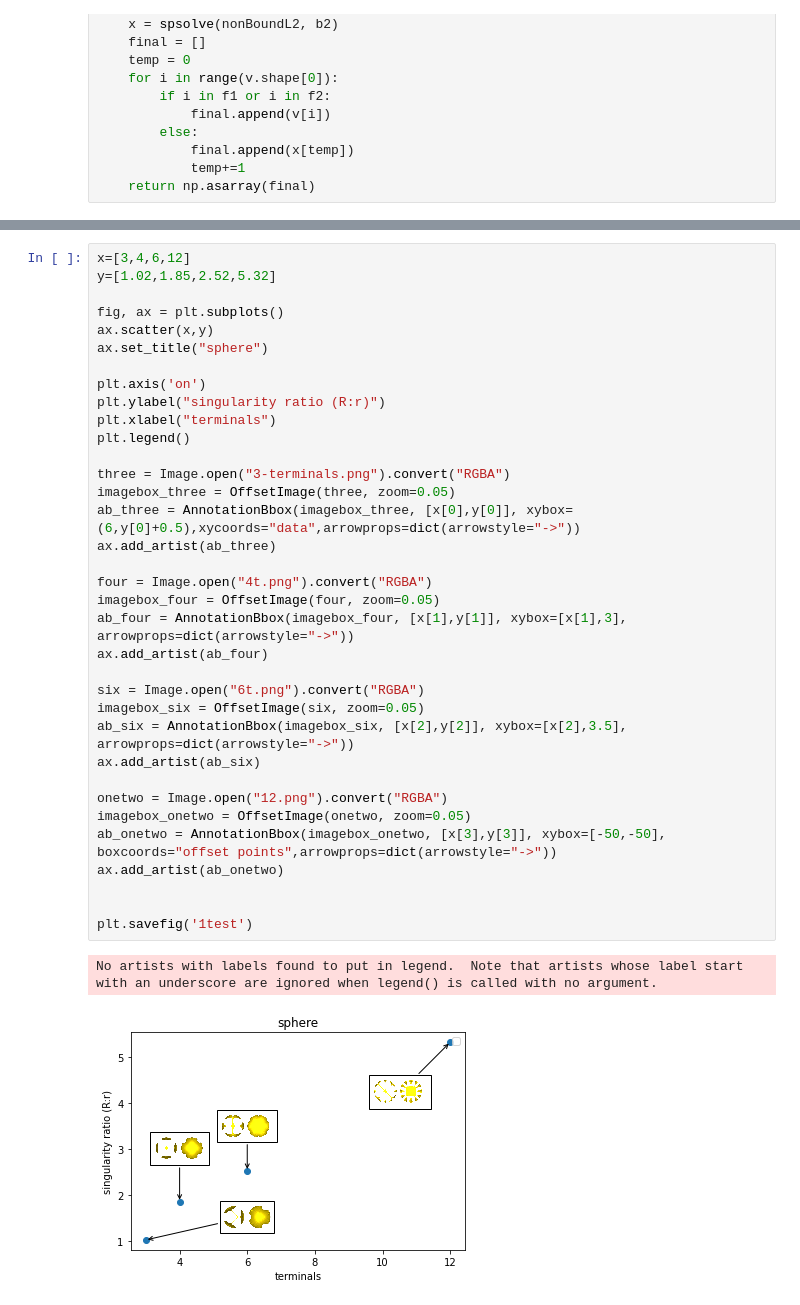
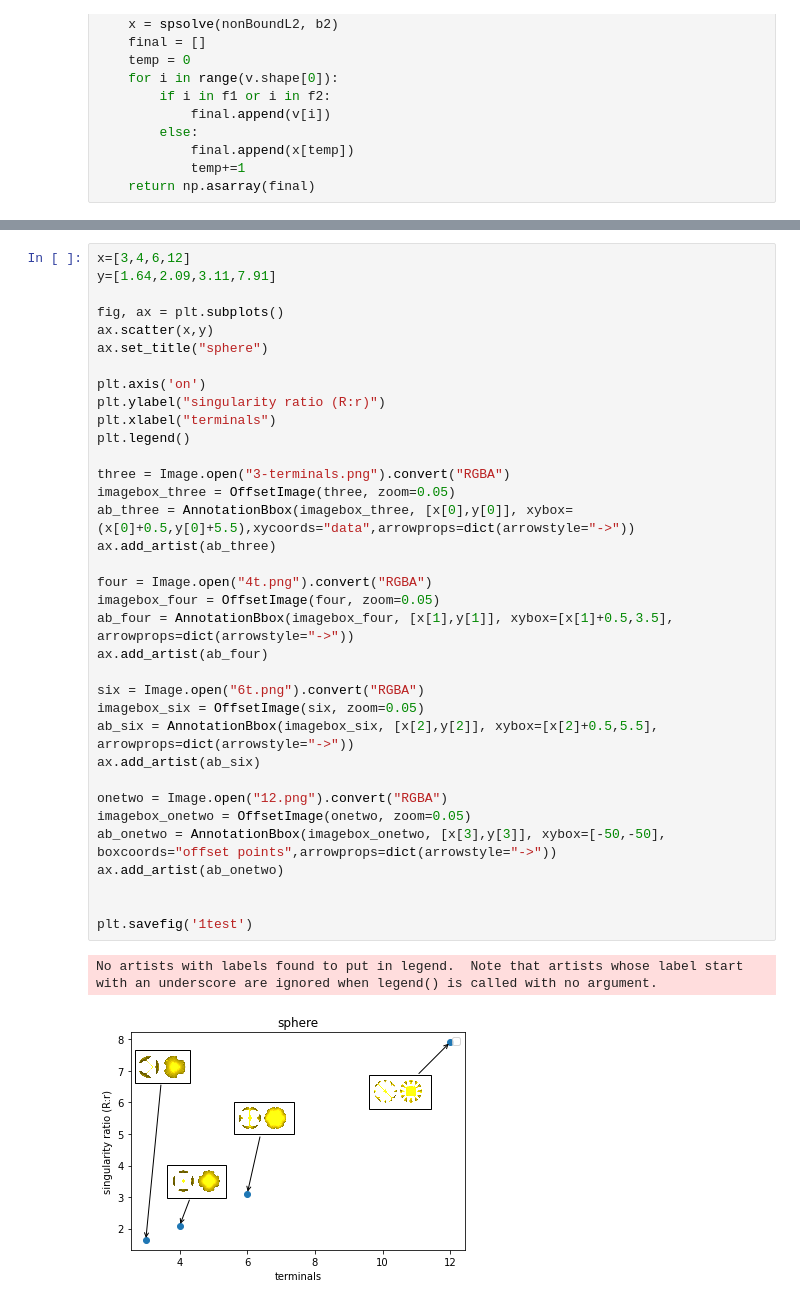
Before and after one commit to wenhaozhao1999/Surface-Minimization, a Jupyter notebook: multi-terminals.ipynb, the cells around one changed output, grey strips where cells are left out. Cells and saved outputs as stored; diff of their text form.

```diff
--- a/multi-terminals.ipynb
+++ b/multi-terminals.ipynb
@@ -337,39 +690,39 @@ p = subplot(convV[6], convC[6], shading={"wireframe": False}, s=[2,4,1],data=p)
 [interactive output not drawn]
 # %%
 x=[3,4,6,12]
-y=[1.02,1.85,2.52,5.32]
+y=[1.64,2.09,3.11,7.91]
 
 fig, ax = plt.subplots()
 ax.scatter(x,y)
 ax.set_title("sphere")
 
 plt.axis('on')
 plt.ylabel("singularity ratio (R:r)")
 plt.xlabel("terminals")
 plt.legend()
 
 three = Image.open("3-terminals.png").convert("RGBA")
 imagebox_three = OffsetImage(three, zoom=0.05)
-ab_three = AnnotationBbox(imagebox_three, [x[0],y[0]], xybox=(6,y[0]+0.5),xycoords="data",arrowprops=dict(arrowstyle="->"))
+ab_three = AnnotationBbox(imagebox_three, [x[0],y[0]], xybox=(x[0]+0.5,y[0]+5.5),xycoords="data",arrowprops=dict(arrowstyle="->"))
 ax.add_artist(ab_three)
 
 four = Image.open("4t.png").convert("RGBA")
 imagebox_four = OffsetImage(four, zoom=0.05)
-ab_four = AnnotationBbox(imagebox_four, [x[1],y[1]], xybox=[x[1],3], arrowprops=dict(arrowstyle="->"))
+ab_four = AnnotationBbox(imagebox_four, [x[1],y[1]], xybox=[x[1]+0.5,3.5], arrowprops=dict(arrowstyle="->"))
 ax.add_artist(ab_four)
 
 six = Image.open("6t.png").convert("RGBA")
 imagebox_six = OffsetImage(six, zoom=0.05)
-ab_six = AnnotationBbox(imagebox_six, [x[2],y[2]], xybox=[x[2],3.5], arrowprops=dict(arrowstyle="->"))
+ab_six = AnnotationBbox(imagebox_six, [x[2],y[2]], xybox=[x[2]+0.5,5.5], arrowprops=dict(arrowstyle="->"))
 ax.add_artist(ab_six)
 
 onetwo = Image.open("12.png").convert("RGBA")
 imagebox_onetwo = OffsetImage(onetwo, zoom=0.05)
 ab_onetwo = AnnotationBbox(imagebox_onetwo, [x[3],y[3]], xybox=[-50,-50], boxcoords="offset points",arrowprops=dict(arrowstyle="->"))
 ax.add_artist(ab_onetwo)
 
 
 plt.savefig('1test')
 # %% [output]
 No artists with labels found to put in legend.  Note that artists whose label start with an underscore are ignored when legend() is called with no argument.
-[figure, old version]
+[figure, new version]
```
Also changed, not shown: parts of 29 cells of this notebook, 22 other files.
